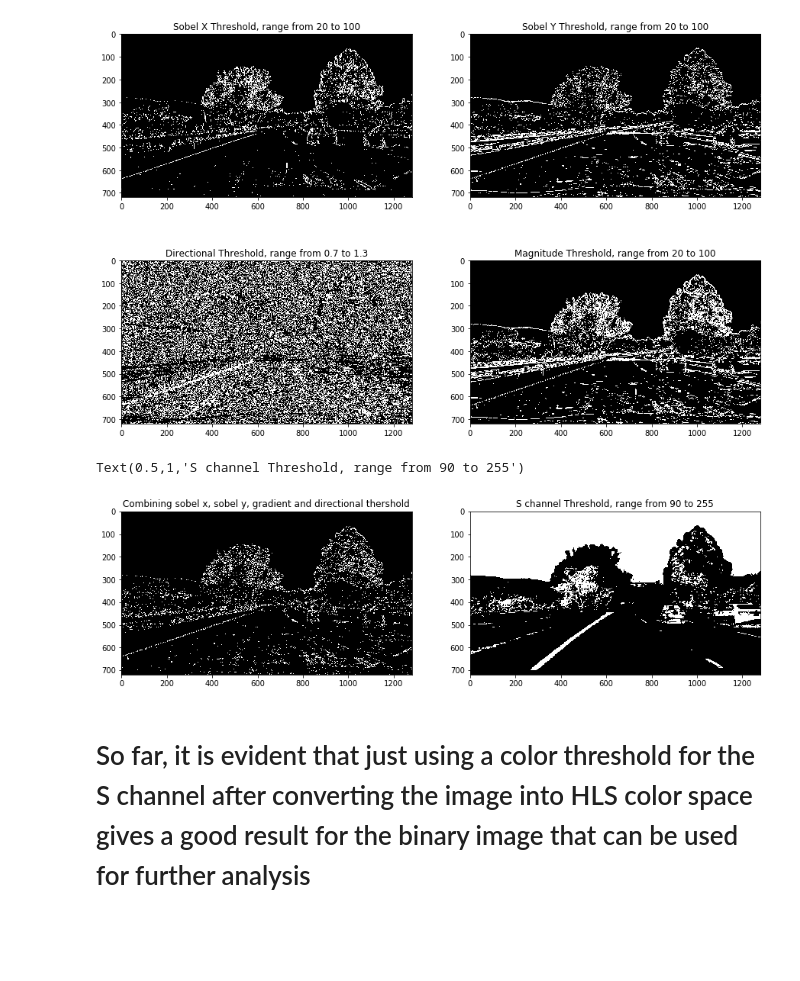
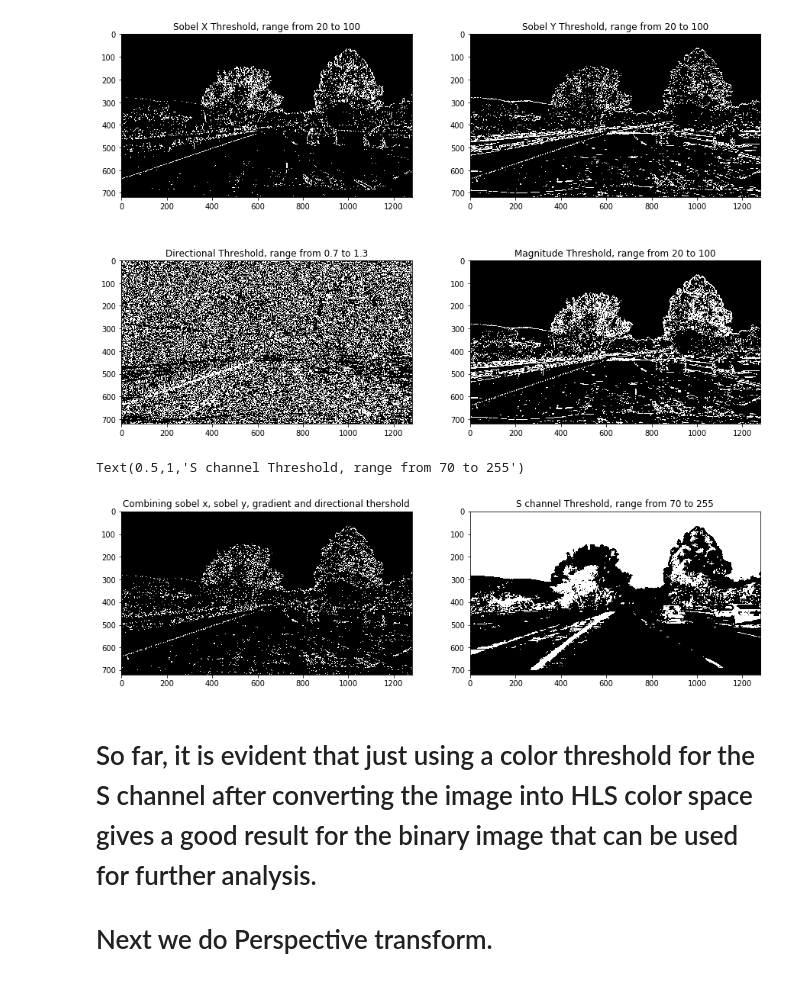
Before and after one commit to aakashkardam/Advanced_Lane_Lines_Udacity_Project_2, a Jupyter notebook: P2.ipynb, the cells around one changed output. Cells and saved outputs as stored; diff of their text form; code cells hidden in the pictures; blank space fills up the shorter version.

```diff
--- a/P2.ipynb
+++ b/P2.ipynb
@@ -256,13 +256,13 @@ def S_thresh(i, s_thresh=(0,255)):
     # define a binary output
     binary_output = np.zeros_like(S)
     # applying the threshold
-    print(s_thresh)
+    #print(s_thresh)
     binary_output[(S > s_thresh[0]) & (S <= s_thresh[1])]=1
     # return the binary output
     return binary_output
 
 def comibned_threshold(abs_sobel_x, abs_sobel_y, m_thresh, d_thresh):
-    combine = np.zeros_like(mag_thresh_test1)
+    combine = np.zeros_like(m_thresh)
     combine[((abs_sobel_x==1)&(abs_sobel_y==1)) | ((m_thresh==1)&(d_thresh==1))]=1
     return combine
 
@@ -278,7 +278,7 @@ def get_thresholded_image(i):
     # obtain directional thresholded image
     direction_t = direc_thresh(i, sobel_kernel=15,dir_thresh=(0.7,1.3))#(0,np.pi/2))
     # obtain S channel thresholded image after color trasnform to HLS type
-    hls_s_thresh = S_thresh(i,s_thresh=(90,255))
+    hls_s_thresh = S_thresh(i,s_thresh=(70,255))
     combined = comibned_threshold(abs_thresh_x, abs_thresh_y, magnitude_t, direction_t)
     return abs_thresh_x, abs_thresh_y, magnitude_t, direction_t, hls_s_thresh, combined
 # %%
@@ -307,13 +305,15 @@ Text(0.5,1,'Magnitude Threshold, range from 20 to 100')
 # %%
 f = plt.figure(figsize=(15,10))
 ax = f.add_subplot(221)
 ax.imshow(combined,cmap="gray")
 ax.set_title("Combining sobel x, sobel y, gradient and directional thershold")
 ax2 = f.add_subplot(222)
 ax2.imshow(hls_s_thresh_test11,cmap="gray")
-ax2.set_title("S channel Threshold, range from 90 to 255")
+ax2.set_title("S channel Threshold, range from 70 to 255")
 # %% [output]
-Text(0.5,1,'S channel Threshold, range from 90 to 255')
+Text(0.5,1,'S channel Threshold, range from 70 to 255')
-[figure, old version]
+[figure, new version]
 # %% [markdown]
-# So far, it is evident that just using a color threshold for the S channel after converting the image into HLS color space gives a good result for the binary image that can be used for further analysis
+# So far, it is evident that just using a color threshold for the S channel after converting the image into HLS color space gives a good result for the binary image that can be used for further analysis.
+
+# Next we do Perspective transform.
```
Also changed, not shown: parts of 22 cells of this notebook.
